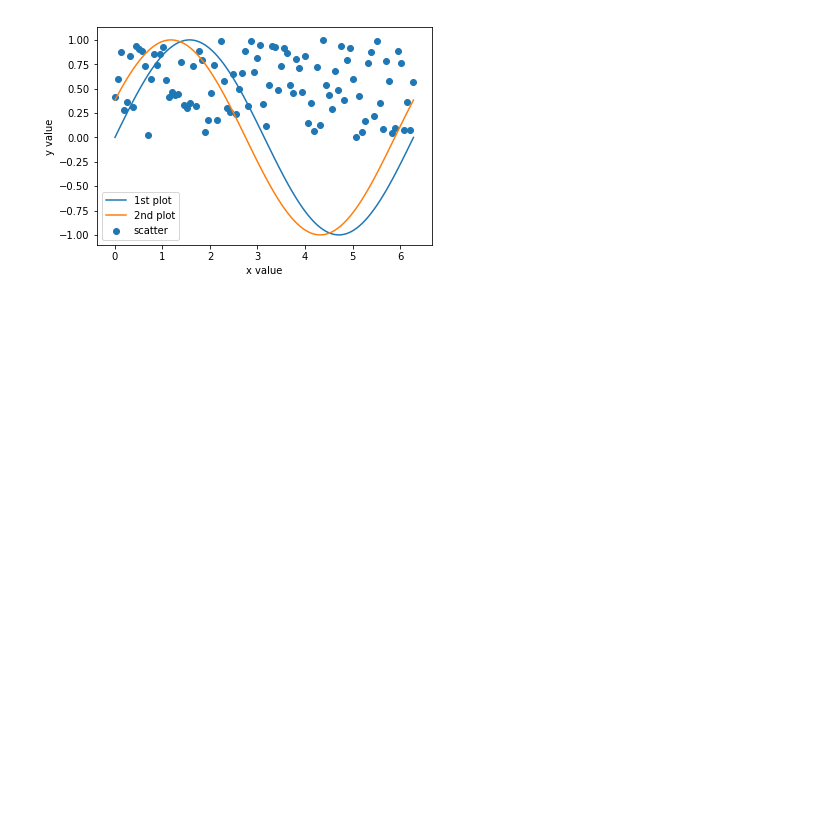
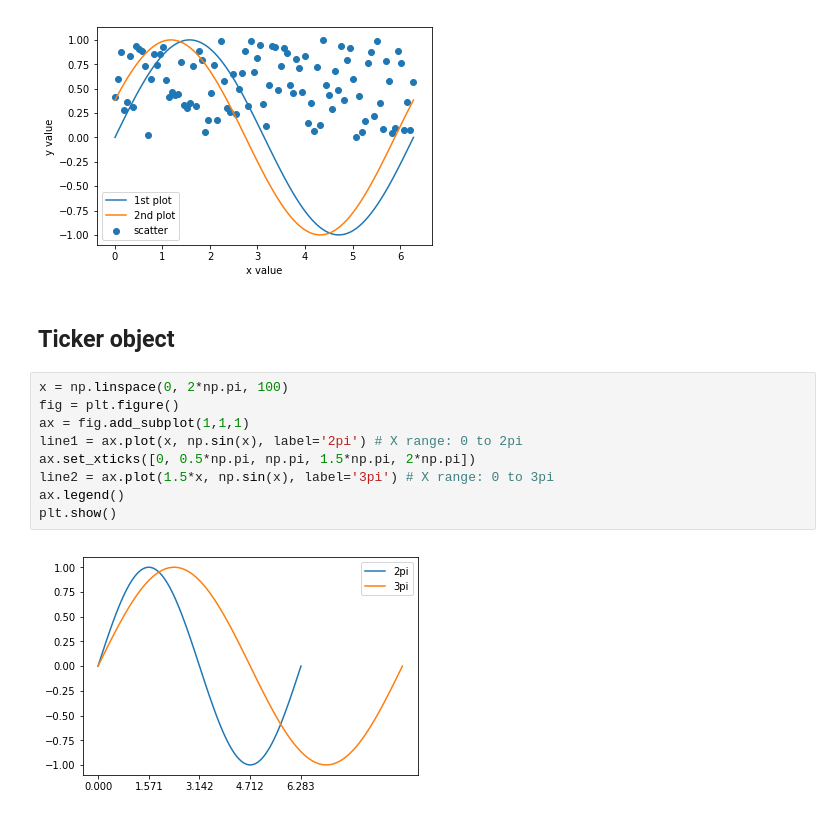
Before and after one commit to allaccountstaken/matplotlib, a Jupyter notebook: pyplot_interface.ipynb, the cells around one changed output. Saved outputs shown, nothing was run; the diff lists cells and outputs as text; blank space fills up the shorter version.

```diff
--- a/pyplot_interface.ipynb
+++ b/pyplot_interface.ipynb
@@ -119,3 +119,16 @@ line2: Line2D(2nd plot)
 scat: <matplotlib.collections.PathCollection object at 0x...>
 Text(0, 0.5, 'y value')
 [figure]
+# %% [markdown]
+## Ticker object
+# %%
+x = np.linspace(0, 2*np.pi, 100)
+fig = plt.figure()
+ax = fig.add_subplot(1,1,1)
+line1 = ax.plot(x, np.sin(x), label='2pi') # X range: 0 to 2pi
+ax.set_xticks([0, 0.5*np.pi, np.pi, 1.5*np.pi, 2*np.pi])
+line2 = ax.plot(1.5*x, np.sin(x), label='3pi') # X range: 0 to 3pi
+ax.legend()
+plt.show()
+# %% [output]
+[figure, added]
```
Also changed, not shown: parts of 7 cells of this notebook.
